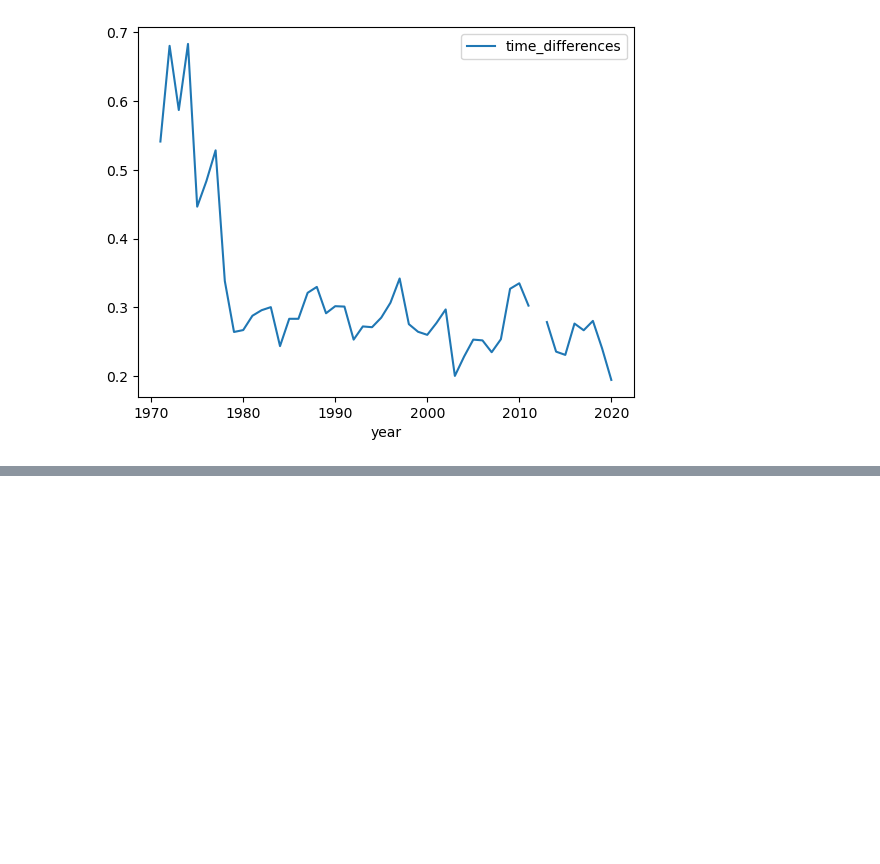
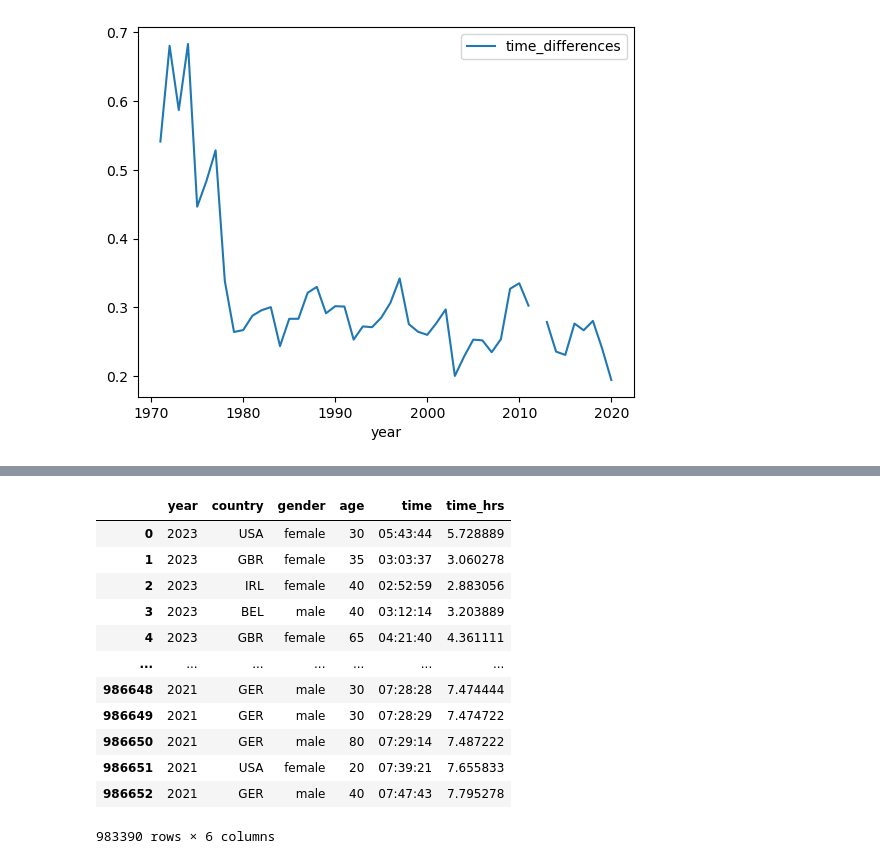
Before and after one commit to alisonands/berlin_marathon, a Jupyter notebook: visualization/1_running.ipynb, the cells around one changed output, grey strips where cells are left out. Cells and saved outputs as stored; diff of their text form; code cells hidden in the pictures; blank space fills up the shorter version.

```diff
--- a/visualization/1_running.ipynb
+++ b/visualization/1_running.ipynb
@@ -140,0 +153,22 @@ plot3.update_yaxes(title_text='Time (hrs)')
+# %%
+# berlin_marathon['time_hrs'] = pd.to_timedelta(berlin_marathon['time'])
+berlin_marathon.dropna(how='any')
+berlin_marathon = berlin_marathon[(berlin_marathon['time'] != '–')&
+                                  (berlin_marathon['time'] != 'DSQ')&
+                                  (berlin_marathon['time'] != 'no time')]
+berlin_marathon['time_hrs'] = pd.to_timedelta(berlin_marathon['time']).dt.total_seconds() / 3600
+berlin_marathon
+# %% [output]
+|  | year | country | gender | age | time | time_hrs |
+| 0 | 2023 | USA | female | 30 | 05:43:44 | 5.728889 |
+| 1 | 2023 | GBR | female | 35 | 03:03:37 | 3.060278 |
+| 2 | 2023 | IRL | female | 40 | 02:52:59 | 2.883056 |
+| 3 | 2023 | BEL | male | 40 | 03:12:14 | 3.203889 |
+| 4 | 2023 | GBR | female | 65 | 04:21:40 | 4.361111 |
+| ... | ... | ... | ... | ... | ... | ... |
+| 986648 | 2021 | GER | male | 30 | 07:28:28 | 7.474444 |
+| 986649 | 2021 | GER | male | 30 | 07:28:29 | 7.474722 |
+| 986650 | 2021 | GER | male | 80 | 07:29:14 | 7.487222 |
+| 986651 | 2021 | USA | female | 20 | 07:39:21 | 7.655833 |
+| 986652 | 2021 | GER | male | 40 | 07:47:43 | 7.795278 |
+983390 rows × 6 columns
```
Also changed, not shown: parts of 6 cells of this notebook.
